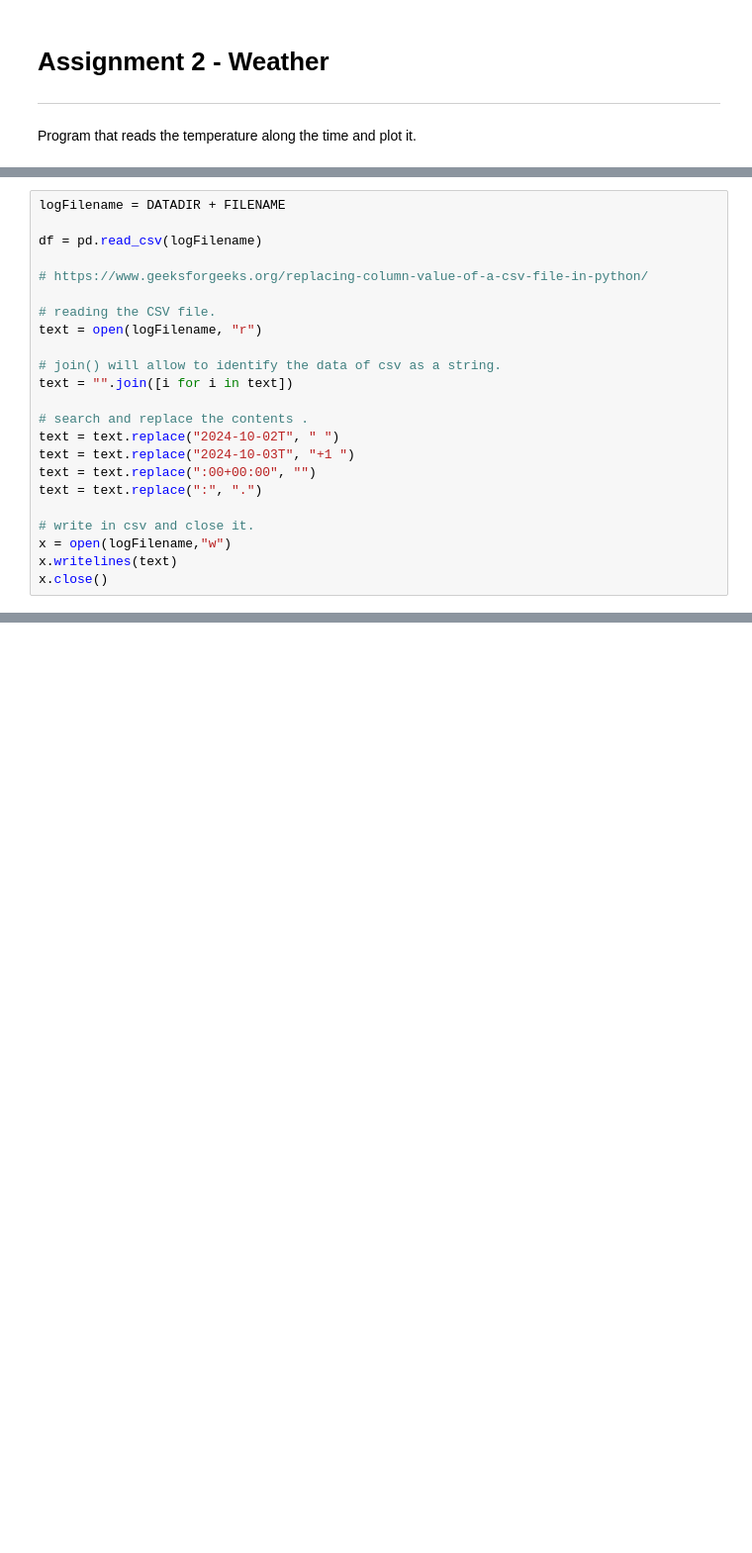
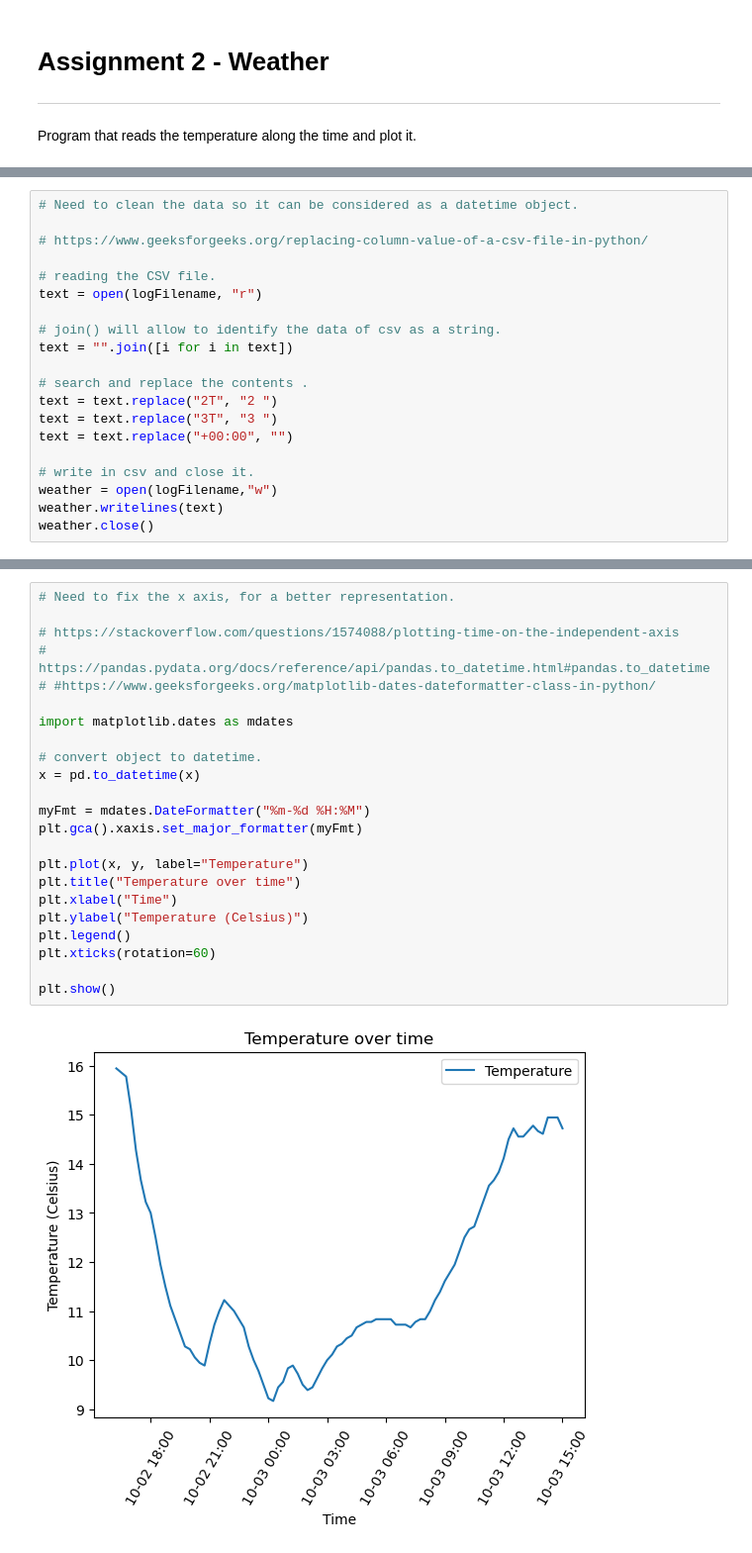
Before and after one commit to FatimaBOliveira/Programming-for-data-analytics, a Jupyter notebook: Assignments/assignment2-weather.ipynb, the cells around one changed output, grey strips where cells are left out. Shown at 99% size. Cells and saved outputs as stored; diff of their text form; blank space fills up the shorter version.

```diff
--- a/Assignments/assignment2-weather.ipynb
+++ b/Assignments/assignment2-weather.ipynb
@@ -57,7 +60,5 @@ import pandas as pd
 # %%
-logFilename = DATADIR + FILENAME
-
-df = pd.read_csv(logFilename)
+# Need to clean the data so it can be considered as a datetime object.
 
 # https://www.geeksforgeeks.org/replacing-column-value-of-a-csv-file-in-python/
 
@@ -68,14 +69,13 @@ text = open(logFilename, "r")
 text = "".join([i for i in text])
 
 # search and replace the contents .
-text = text.replace("2024-10-02T", " ")
-text = text.replace("2024-10-03T", "+1 ")
-text = text.replace(":00+00:00", "")
-text = text.replace(":", ".")
+text = text.replace("2T", "2 ")
+text = text.replace("3T", "3 ")
+text = text.replace("+00:00", "")
 
 # write in csv and close it.
-x = open(logFilename,"w")
-x.writelines(text)
-x.close()
+weather = open(logFilename,"w")
+weather.writelines(text)
+weather.close()
 # %%
 # Check the result
@@ -112,0 +96,25 @@ plt.show()
+# %%
+# Need to fix the x axis, for a better representation.
+
+# https://stackoverflow.com/questions/1574088/plotting-time-on-the-independent-axis
+# https://pandas.pydata.org/docs/reference/api/pandas.to_datetime.html#pandas.to_datetime
+# #https://www.geeksforgeeks.org/matplotlib-dates-dateformatter-class-in-python/
+
+import matplotlib.dates as mdates
+
+# convert object to datetime.
+x = pd.to_datetime(x)
+
+myFmt = mdates.DateFormatter("%m-%d %H:%M")
+plt.gca().xaxis.set_major_formatter(myFmt)
+
+plt.plot(x, y, label="Temperature")
+plt.title("Temperature over time")
+plt.xlabel("Time")
+plt.ylabel("Temperature (Celsius)")
+plt.legend()
+plt.xticks(rotation=60)
+
+plt.show()
+# %% [output]
+[figure, added]
```
Also changed, not shown: parts of 8 cells of this notebook, 1 other file.
